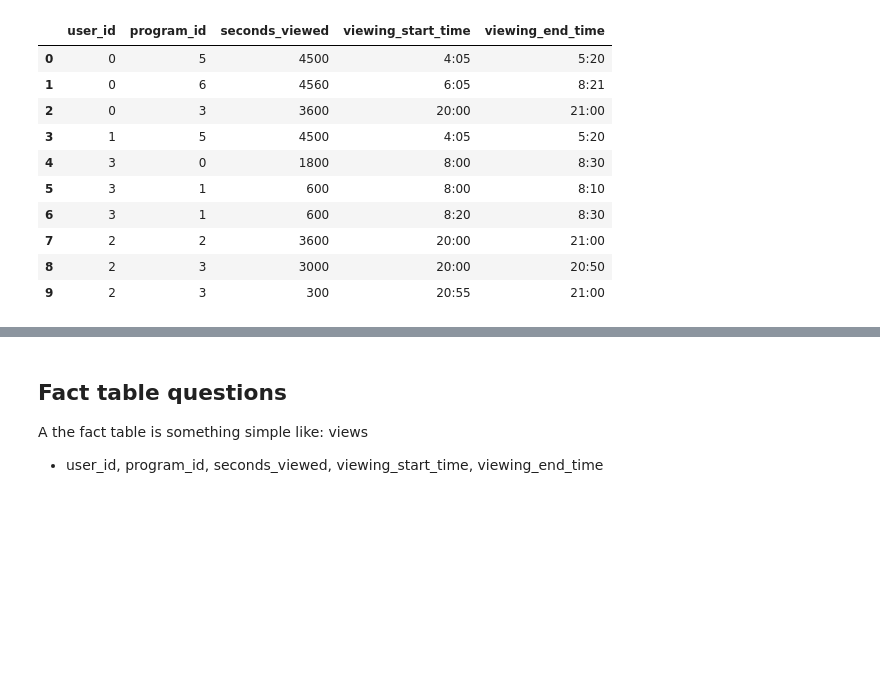
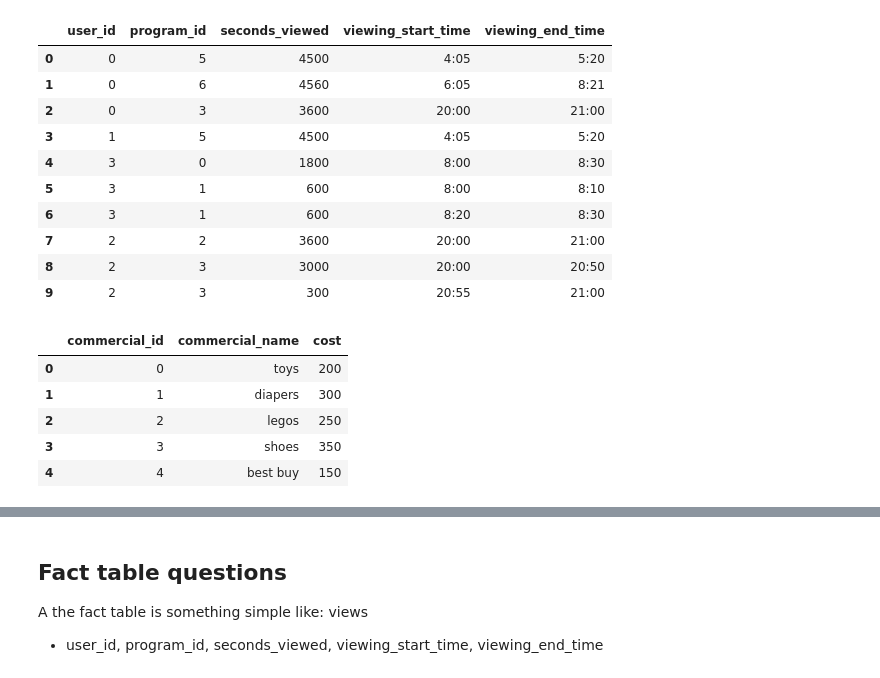
Before and after one commit to nakicam/DataScienceTraining, a Jupyter notebook: examples/drills/fact_sql_drills.ipynb, the cells around one changed output, grey strips where cells are left out. Saved outputs shown, nothing was run; the diff lists cells and outputs as text; code cells hidden in the pictures; blank space fills up the shorter version.

```diff
--- a/examples/drills/fact_sql_drills.ipynb
+++ b/examples/drills/fact_sql_drills.ipynb
@@ -100,3 +102,19 @@ run_sql('select * from views')
 | 7 | 2 | 2 | 3600 | 20:00 | 21:00 |
 | 8 | 2 | 3 | 3000 | 20:00 | 20:50 |
 | 9 | 2 | 3 | 300 | 20:55 | 21:00 |
+# %%
+commercials_df = sql_ctx.load(
+    source      = 'com.databricks.spark.csv',
+    header      = 'true',
+    inferSchema = 'true',
+    path        = 'file:%s/commercials.txt'%pwd
+)
+commercials_df.registerTempTable('commercials')
+run_sql('select * from commercials')
+# %% [output]
+|  | commercial_id | commercial_name | cost |
+| 0 | 0 | toys | 200 |
+| 1 | 1 | diapers | 300 |
+| 2 | 2 | legos | 250 |
+| 3 | 3 | shoes | 350 |
+| 4 | 4 | best buy | 150 |
```
Also changed, not shown: parts of 6 cells of this notebook.
